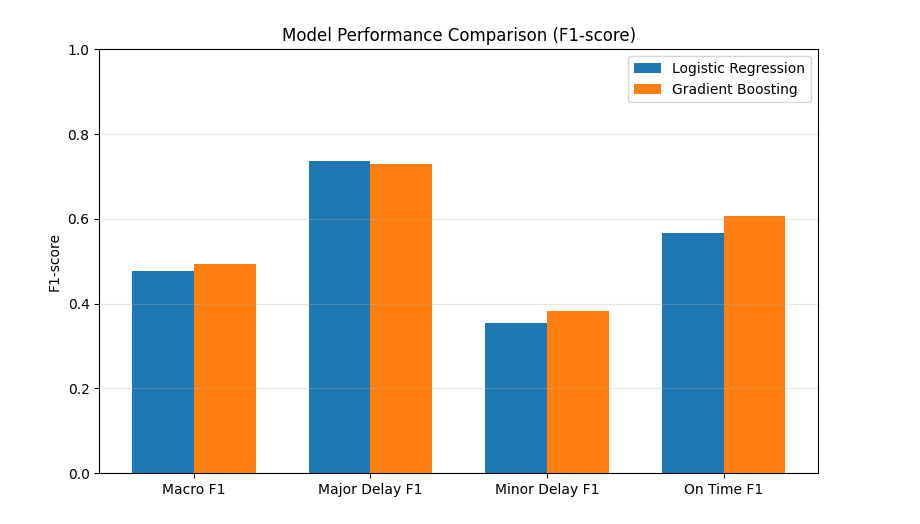
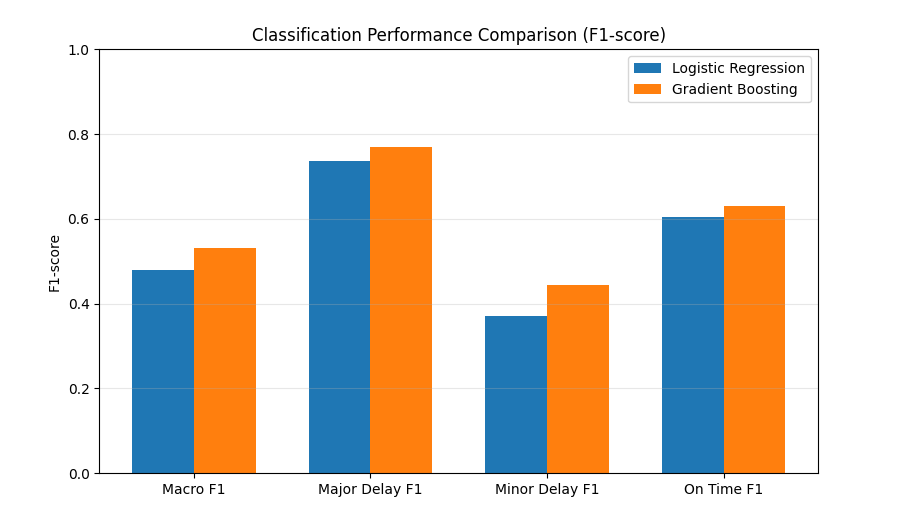
Before and after one commit to Kegmar/vrpp, a Jupyter notebook: models/s-model.ipynb, the cells around one changed output. Saved outputs shown, nothing was run; the diff lists cells and outputs as text; code cells hidden in the pictures.

Commit message:
Adding new models

```diff
--- a/models/s-model.ipynb
+++ b/models/s-model.ipynb
@@ -17,8 +28,10 @@ df = pd.read_parquet('../data/vrpp_df.parquet')
 # %%
+TARGET_CLASS = "Delay_Status"
+TARGET_REG   = "Delay_Hours"
+
 categorical_features = [
     "Local Port",
     "Trade",
-    "Container Type",
     "Dry/Reefer",
     "Container Size",
     "Sailing Season"
@@ -33,4 +46,18 @@ numeric_features = [
     "TEU",
     "Weight KGS"
 ]
+
+FEATURES = categorical_features + binary_features + numeric_features
+# %%
+X = df[FEATURES]
+
+y = df[TARGET_CLASS]
+
+X_train, X_test, y_train, y_test = train_test_split(
+    X,
+    y,
+    test_size=0.2,
+    random_state=42,
+    stratify=y
+)
 # %%
@@ -59,2 +101,0 @@ pipeline = Pipeline(
-# %%
-pipeline.fit(X_train, y_train)
@@ -303,33 +263,66 @@ metrics
 # %%
+
+
+# Logistic Regression metrics
+lr_report = classification_report(
+    y_test,
+    y_pred_lr,
+    output_dict=True
+)
+
+# Gradient Boosting metrics
+gb_report = classification_report(
+    y_test,
+    y_pred_gb,
+    output_dict=True
+)
+
+metrics = pd.DataFrame({
+    "Metric": ["Macro F1", "Major Delay F1", "Minor Delay F1", "On Time F1"],
+    "Logistic Regression": [
+        lr_report["macro avg"]["f1-score"],
+        lr_report["Major Delay"]["f1-score"],
+        lr_report["Minor Delay"]["f1-score"],
+        lr_report["On Time"]["f1-score"],
+    ],
+    "Gradient Boosting": [
+        gb_report["macro avg"]["f1-score"],
+        gb_report["Major Delay"]["f1-score"],
+        gb_report["Minor Delay"]["f1-score"],
+        gb_report["On Time"]["f1-score"],
+    ]
+})
+
+# ---- Plot (old style) ----
 x = np.arange(len(metrics["Metric"]))
 width = 0.35
 
 fig, ax = plt.subplots(figsize=(8, 5))
 
 ax.bar(
-    x - width/2,
+    x - width / 2,
     metrics["Logistic Regression"],
     width,
     label="Logistic Regression"
 )
 
 ax.bar(
-    x + width/2,
+    x + width / 2,
     metrics["Gradient Boosting"],
     width,
     label="Gradient Boosting"
 )
 
 ax.set_ylabel("F1-score")
-ax.set_title("Model Performance Comparison (F1-score)")
+ax.set_title("Classification Performance Comparison (F1-score)")
 ax.set_xticks(x)
-ax.set_xticklabels(metrics["Metric"], rotation=0)
+ax.set_xticklabels(metrics["Metric"])
 ax.set_ylim(0, 1)
 
 ax.legend()
 ax.grid(axis="y", alpha=0.3)
 
 plt.tight_layout()
 plt.show()
 # %% [output]
-[figure, old version]
+[figure, new version]
```
Also changed, not shown: parts of 28 cells of this notebook, 47 other files.
